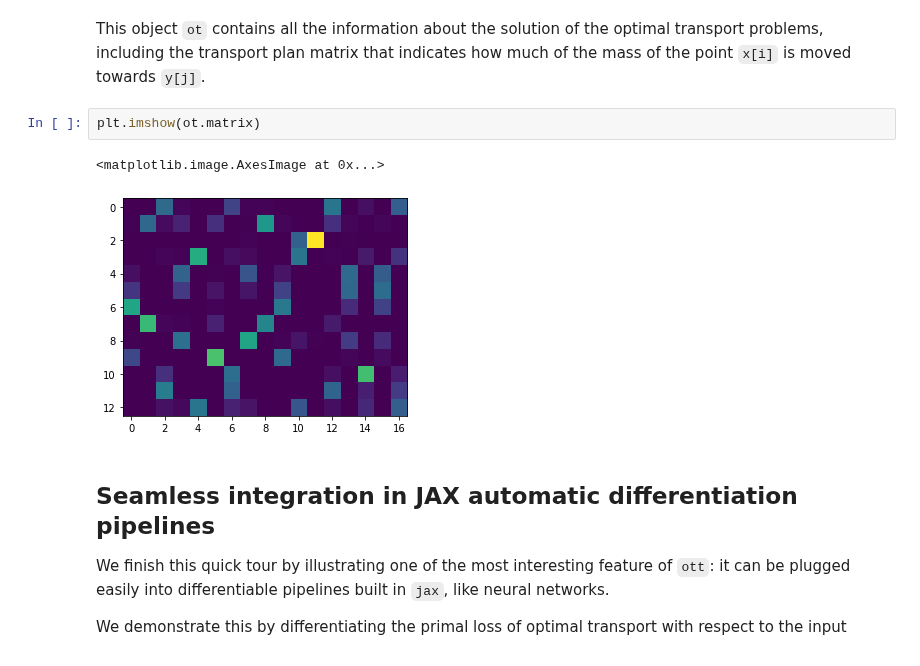
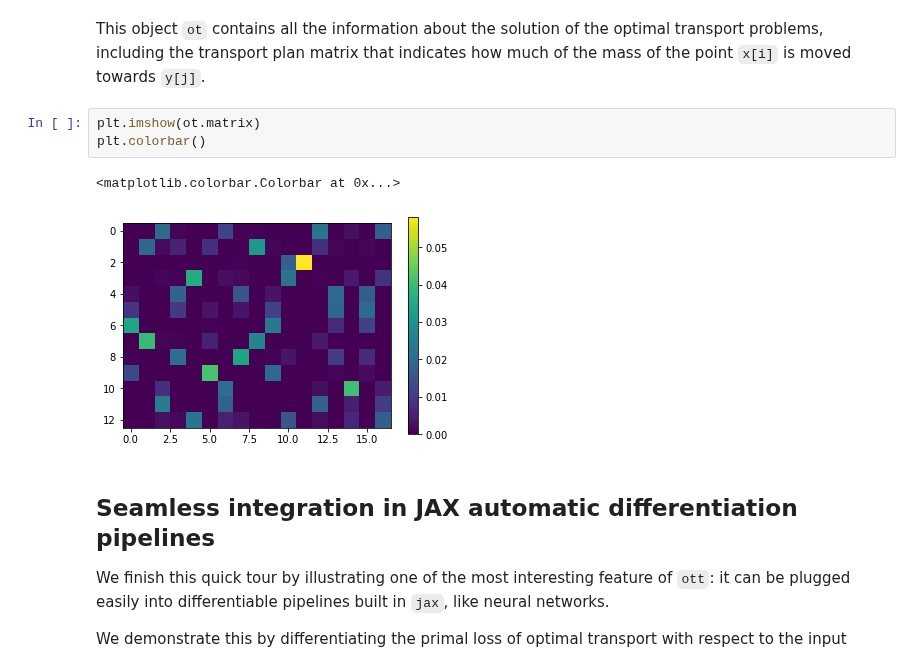
Before and after one commit to ott-jax/ott, a Jupyter notebook: docs/tutorials/notebooks/basic_ot_between_datasets.ipynb, the cells around one changed output. Drawn from its saved outputs; the diff is of its cells as text.

```diff
--- a/docs/tutorials/notebooks/basic_ot_between_datasets.ipynb
+++ b/docs/tutorials/notebooks/basic_ot_between_datasets.ipynb
@@ -60,9 +60,10 @@ ot = sinkhorn.solve(geometry)
 This object `ot` contains all the information about the solution of the optimal transport problems, including the transport plan matrix that indicates how much of the mass of the point `x[i]` is moved towards `y[j]`.
 # %%
 plt.imshow(ot.matrix)
+plt.colorbar()
 # %% [output]
-<matplotlib.image.AxesImage at 0x...>
+<matplotlib.colorbar.Colorbar at 0x...>
-[figure, old version]
+[figure, new version]
 # %% [markdown]
 ## Seamless integration in JAX automatic differentiation pipelines
 
```
Also changed, not shown: parts of 5 cells of this notebook.
